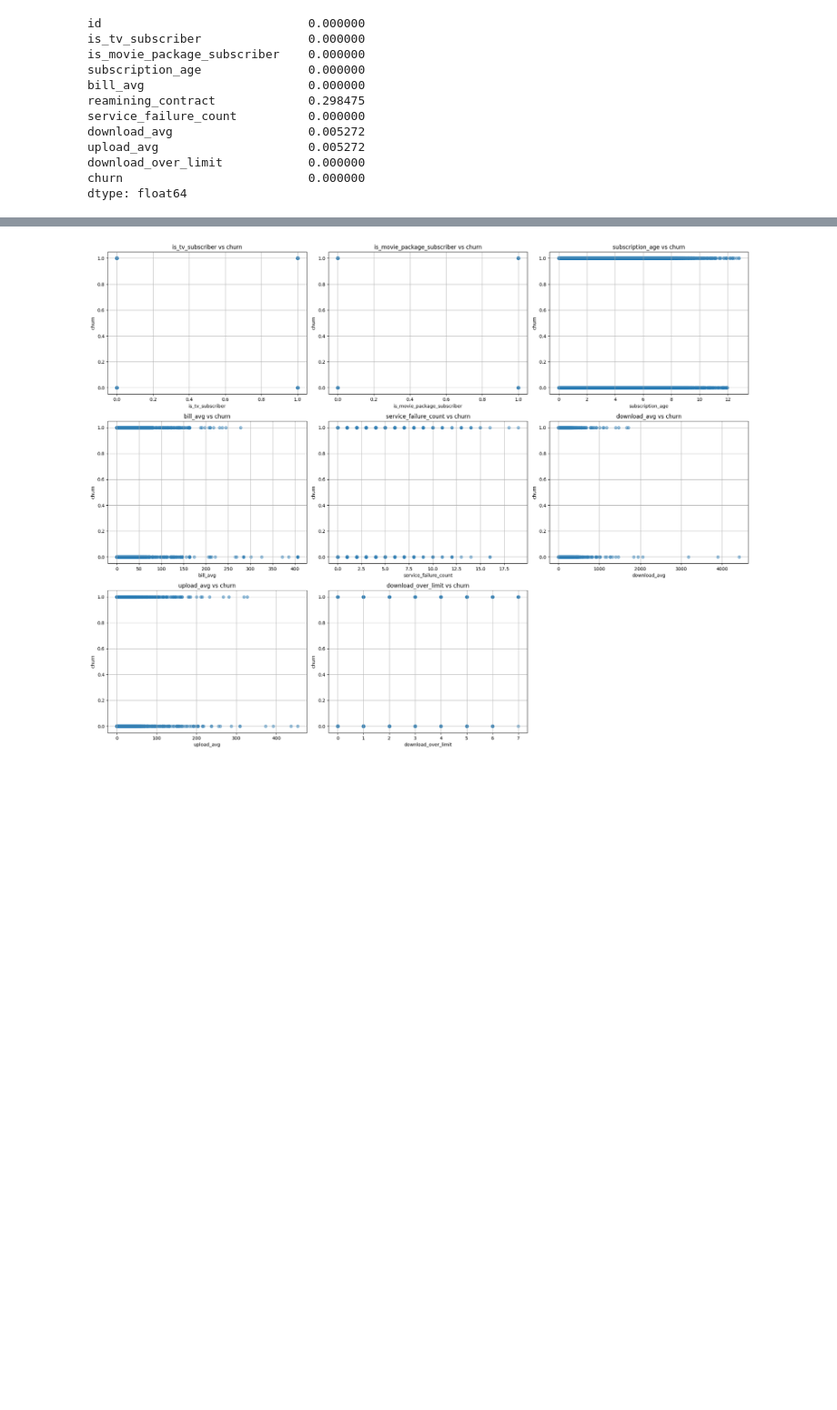
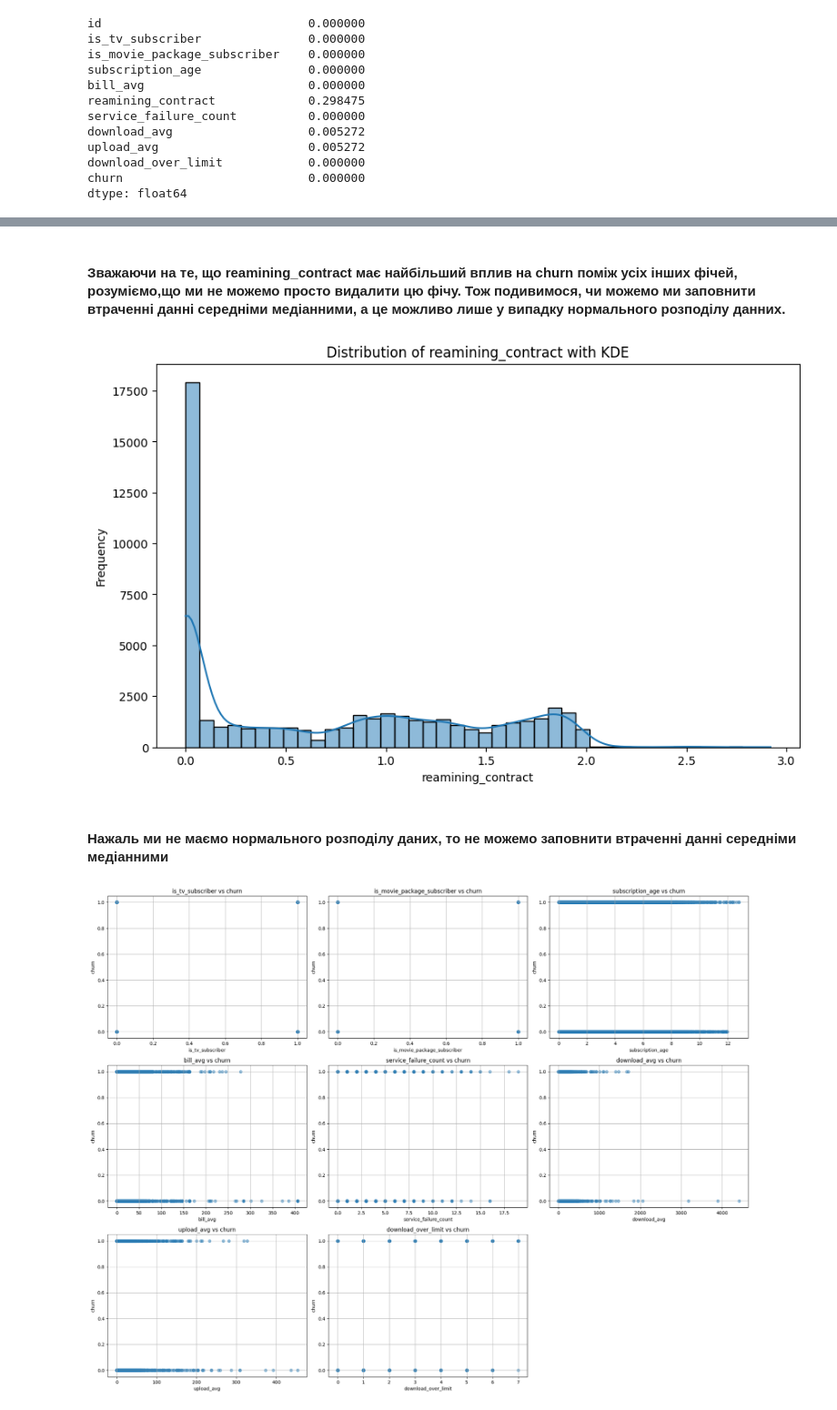
Before and after one commit to GannaTarasenko/EDA, a Jupyter notebook: EDA.ipynb, the cells around one changed output, grey strips where cells are left out. Shown: that part at 91% size. Drawn from its saved outputs; the diff is of its cells as text; code cells hidden in the pictures; blank space fills up the shorter version.

```diff
--- a/EDA.ipynb
+++ b/EDA.ipynb
@@ -85,3 +180,16 @@ dtype: object
+# %% [markdown]
+#### Зважаючи на те, що reamining_contract має найбільший вплив на churn поміж усіх інших фічей, розуміємо,що ми не можемо просто видалити цю фічу. Тож подивимося, чи можемо ми заповнити втраченні данні середніми медіанними, а це можливо лише у випадку нормального розподілу данних.
+# %%
+plt.figure(figsize=(10, 6))
+sns.histplot(df['reamining_contract'].dropna(), kde=True)
+plt.title('Distribution of reamining_contract with KDE')
+plt.xlabel('reamining_contract')
+plt.ylabel('Frequency')
+plt.show()
+# %% [output]
+[figure, added]
+# %% [markdown]
+#### Нажаль ми не маємо нормального розподілу даних, то не можемо заповнити втраченні данні середніми медіанними
 # %%
 attributes = ['is_tv_subscriber', 'is_movie_package_subscriber', 'subscription_age', 'bill_avg', 'service_failure_count', 'download_avg', 'upload_avg', 'download_over_limit']
 target = 'churn'
```
Also changed, not shown: parts of 13 cells of this notebook.
